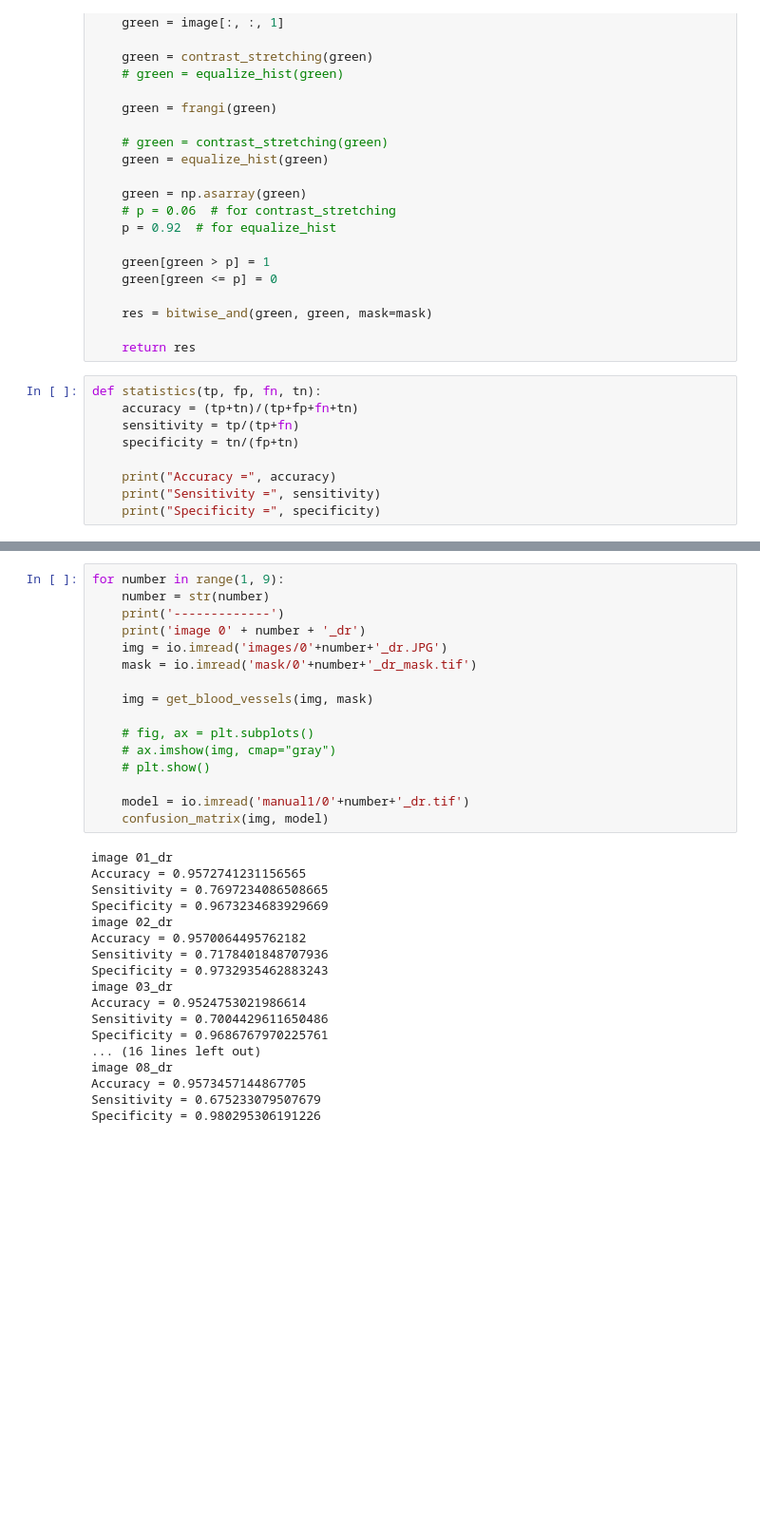
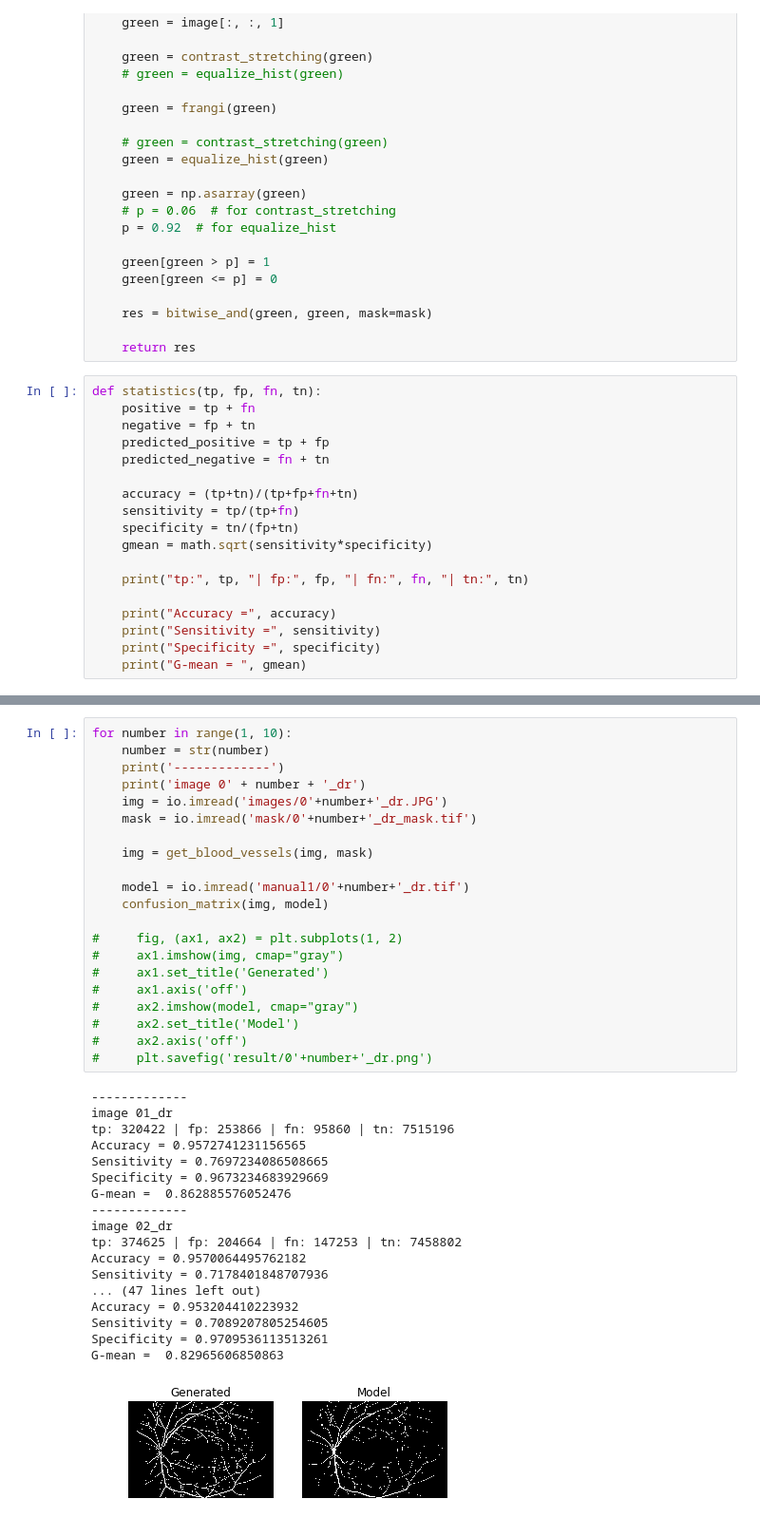
Before and after one commit to wmatecki97/BloodVeselsDetector, a Jupyter notebook: IWM_BloodVesselsDetector.ipynb, the cells around one changed output, grey strips where cells are left out. Shown at 95% size. Saved outputs shown, nothing was run; the diff lists cells and outputs as text; blank space fills up the shorter version.

Commit message:
Final statistical analysis and image results added

```diff
--- a/IWM_BloodVesselsDetector.ipynb
+++ b/IWM_BloodVesselsDetector.ipynb
@@ -41,13 +42,22 @@ def get_blood_vessels(image, mask):
     return res
 # %%
 def statistics(tp, fp, fn, tn):
+    positive = tp + fn
+    negative = fp + tn
+    predicted_positive = tp + fp
+    predicted_negative = fn + tn
+
     accuracy = (tp+tn)/(tp+fp+fn+tn)
     sensitivity = tp/(tp+fn)
     specificity = tn/(fp+tn)
+    gmean = math.sqrt(sensitivity*specificity)
+
+    print("tp:", tp, "| fp:", fp, "| fn:", fn, "| tn:", tn)
 
     print("Accuracy =", accuracy)
     print("Sensitivity =", sensitivity)
     print("Specificity =", specificity)
+    print("G-mean = ", gmean)
 # %%
 def confusion_matrix(img, model):
     tp, fp, fn, tn = 0, 0, 0, 0
@@ -68,35 +78,41 @@ def confusion_matrix(img, model):
     statistics(tp, fp, fn, tn)
 # %%
-for number in range(1, 9):
+for number in range(1, 10):
     number = str(number)
     print('-------------')
     print('image 0' + number + '_dr')
     img = io.imread('images/0'+number+'_dr.JPG')
     mask = io.imread('mask/0'+number+'_dr_mask.tif')
 
     img = get_blood_vessels(img, mask)
 
-    # fig, ax = plt.subplots()
-    # ax.imshow(img, cmap="gray")
-    # plt.show()
-
     model = io.imread('manual1/0'+number+'_dr.tif')
     confusion_matrix(img, model)
+
+#     fig, (ax1, ax2) = plt.subplots(1, 2)
+#     ax1.imshow(img, cmap="gray")
+#     ax1.set_title('Generated')
+#     ax1.axis('off')
+#     ax2.imshow(model, cmap="gray")
+#     ax2.set_title('Model')
+#     ax2.axis('off')
+#     plt.savefig('result/0'+number+'_dr.png')
 # %% [output]
+-------------
 image 01_dr
+tp: 320422 | fp: 253866 | fn: 95860 | tn: 7515196
 Accuracy = 0.9572741231156565
 Sensitivity = 0.7697234086508665
 Specificity = 0.9673234683929669
+G-mean =  0.862885576052476
+-------------
 image 02_dr
+tp: 374625 | fp: 204664 | fn: 147253 | tn: 7458802
 Accuracy = 0.9570064495762182
 Sensitivity = 0.7178401848707936
-Specificity = 0.9732935462883243
-image 03_dr
-Accuracy = 0.9524753021986614
-Sensitivity = 0.7004429611650486
-Specificity = 0.9686767970225761
-... (16 lines left out)
-image 08_dr
-Accuracy = 0.9573457144867705
-Sensitivity = 0.675233079507679
-Specificity = 0.980295306191226
+... (47 lines left out)
+Accuracy = 0.953204410223932
+Sensitivity = 0.7089207805254605
+Specificity = 0.9709536113513261
+G-mean =  0.82965606850863
+[figure, added]
```
Also changed, not shown: parts of 3 cells of this notebook, 9 other files.
